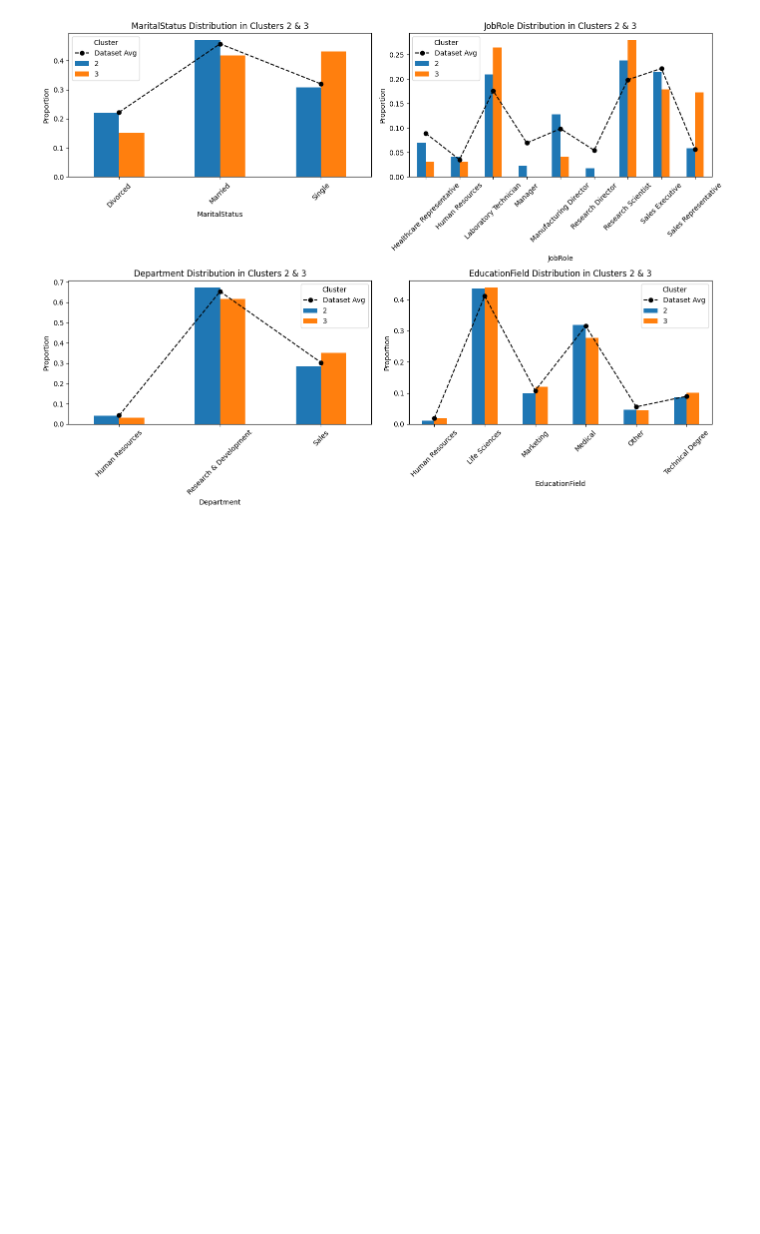
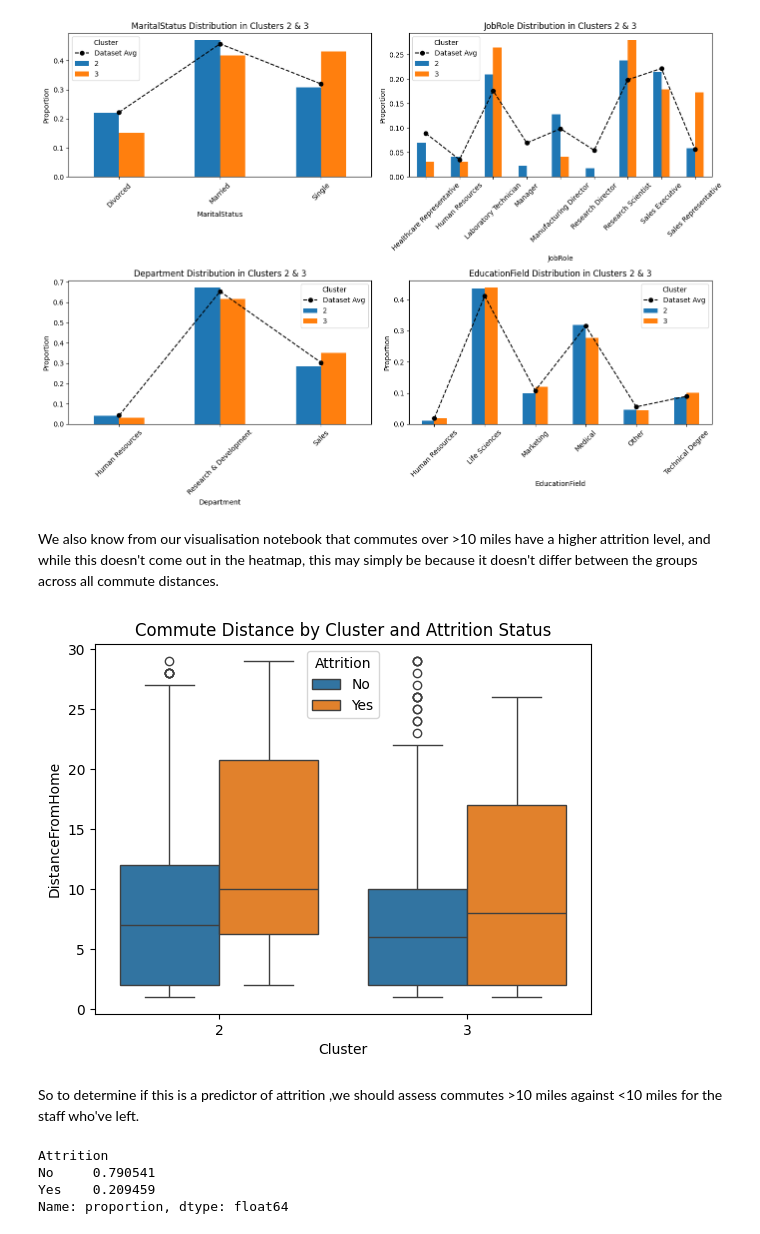
Before and after one commit to illusio666/employee_attrition_analysis, a Jupyter notebook: jupyter_notebooks/4. employee_attrition_ml_clustering.ipynb, the cells around one changed output. Drawn from its saved outputs; the diff is of its cells as text; code cells hidden in the pictures; blank space fills up the shorter version.

Commit message:
Add cluster recommendations; update README to align

```diff
--- a/jupyter_notebooks/4. employee_attrition_ml_clustering.ipynb
+++ b/jupyter_notebooks/4. employee_attrition_ml_clustering.ipynb
@@ -241,3 +245,24 @@ plt.tight_layout()
 plt.show()
 # %% [output]
 [figure]
+# %% [markdown]
+We also know from our visualisation notebook that commutes over >10 miles have a higher attrition level, and while this doesn't come out in the heatmap, this may simply be because it doesn't differ between the groups across all commute distances.
+# %%
+sns.boxplot(data=df_with_clusters[df_with_clusters["Cluster"].isin([2, 3])],
+            x="Cluster", y="DistanceFromHome", hue="Attrition")
+plt.title("Commute Distance by Cluster and Attrition Status")
+plt.show()
+# %% [output]
+[figure, added]
+# %% [markdown]
+So to determine if this is a predictor of attrition ,we should assess commutes >10 miles against <10 miles for the staff who've left.
+# %%
+#subset and compare attrition rates for longer commutes
+long_commute = df[df["DistanceFromHome"] > 10]
+attrition_rate = long_commute["Attrition"].value_counts(normalize=True)
+print(attrition_rate)
+# %% [output]
+Attrition
+No     0.790541
+Yes    0.209459
+Name: proportion, dtype: float64
```
Also changed, not shown: parts of 9 cells of this notebook, 2 other files.
